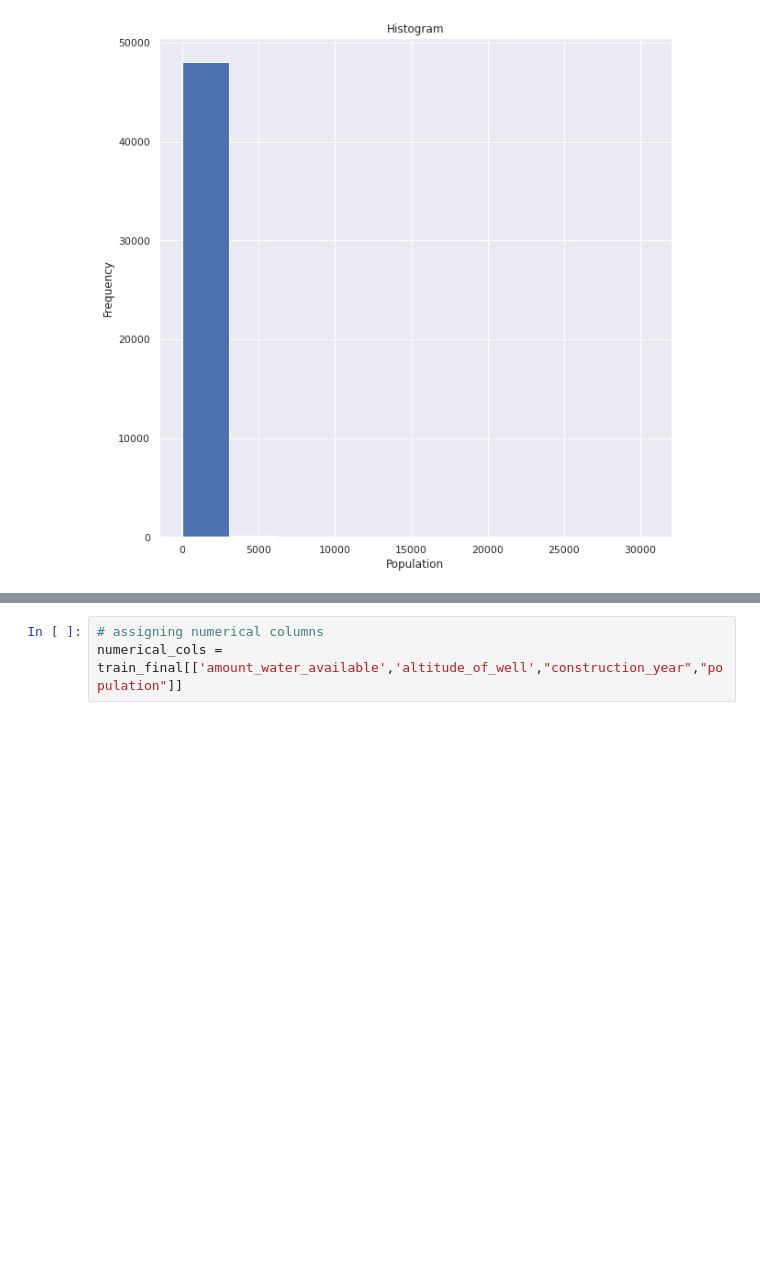
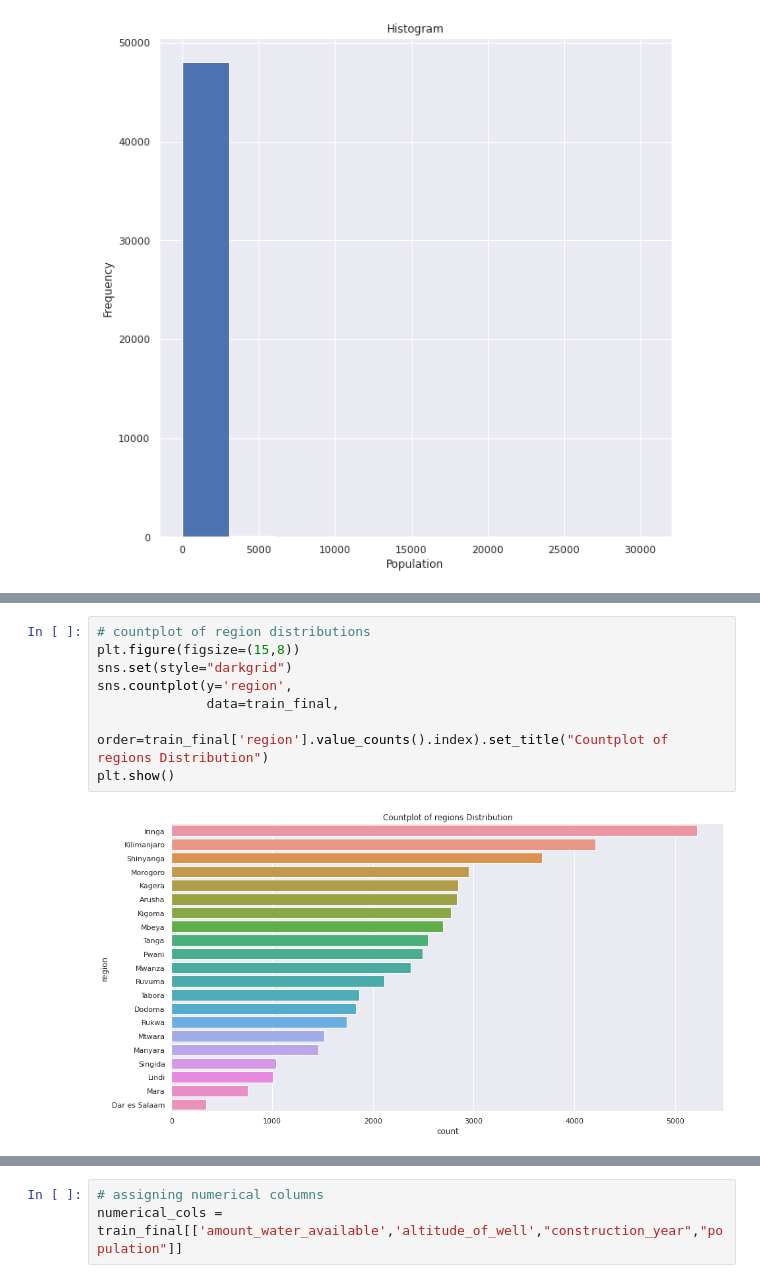
Before and after one commit to njonge-nathan/Capstone-Data-Mining-the-Water-Table.ipynb, a Jupyter notebook: Capstone_Data_Mining_the_Water_Table.ipynb, the cells around one changed output, grey strips where cells are left out. Saved outputs shown, nothing was run; the diff lists cells and outputs as text; blank space fills up the shorter version.

```diff
--- a/Capstone_Data_Mining_the_Water_Table.ipynb
+++ b/Capstone_Data_Mining_the_Water_Table.ipynb
@@ -959,0 +506,10 @@ train_final['status_group'].value_counts().to_frame()
+# %%
+# countplot of region distributions
+plt.figure(figsize=(15,8))
+sns.set(style="darkgrid")
+sns.countplot(y='region',
+              data=train_final,
+              order=train_final['region'].value_counts().index).set_title("Countplot of regions Distribution")
+plt.show()
+# %% [output]
+[figure, added]
```
Also changed, not shown: parts of 147 cells of this notebook.
